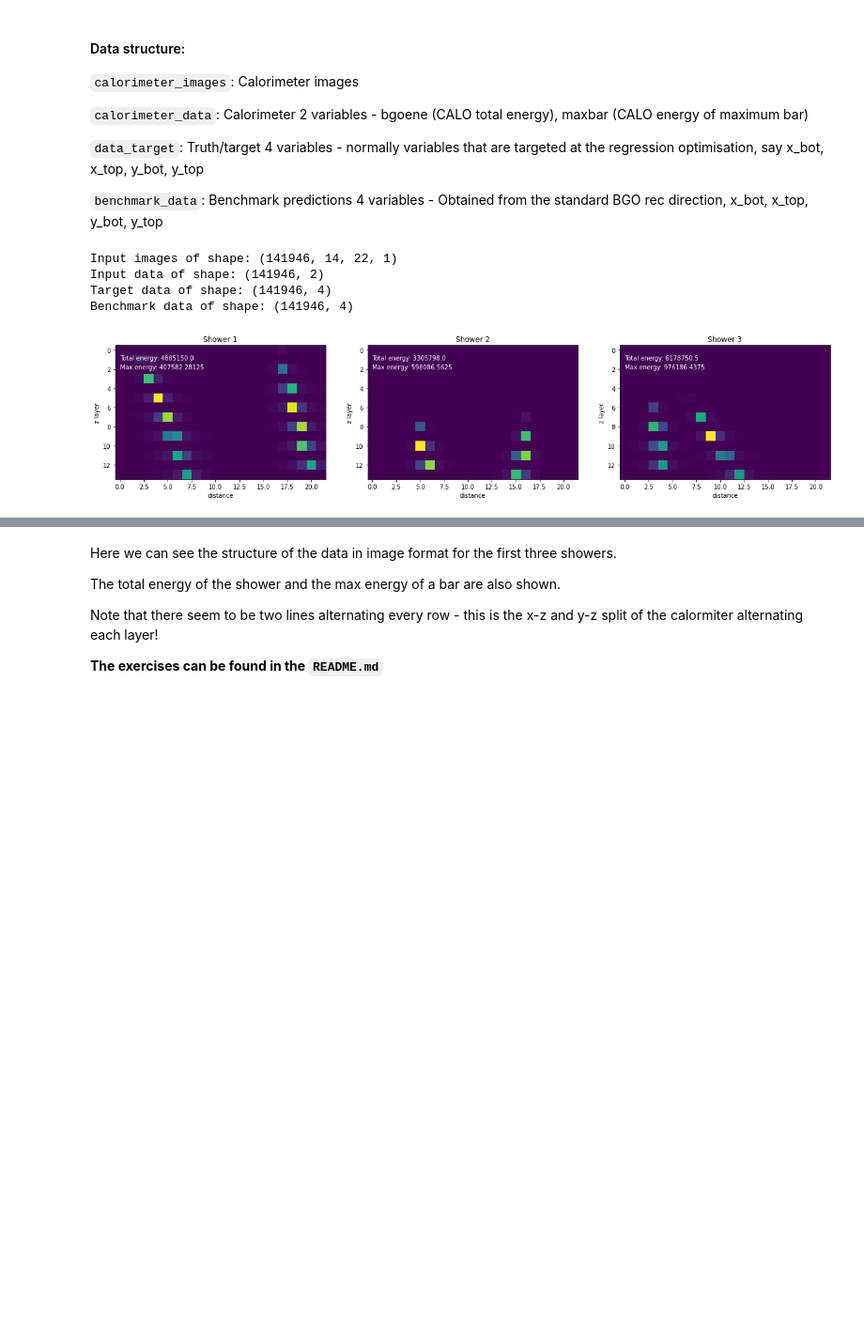
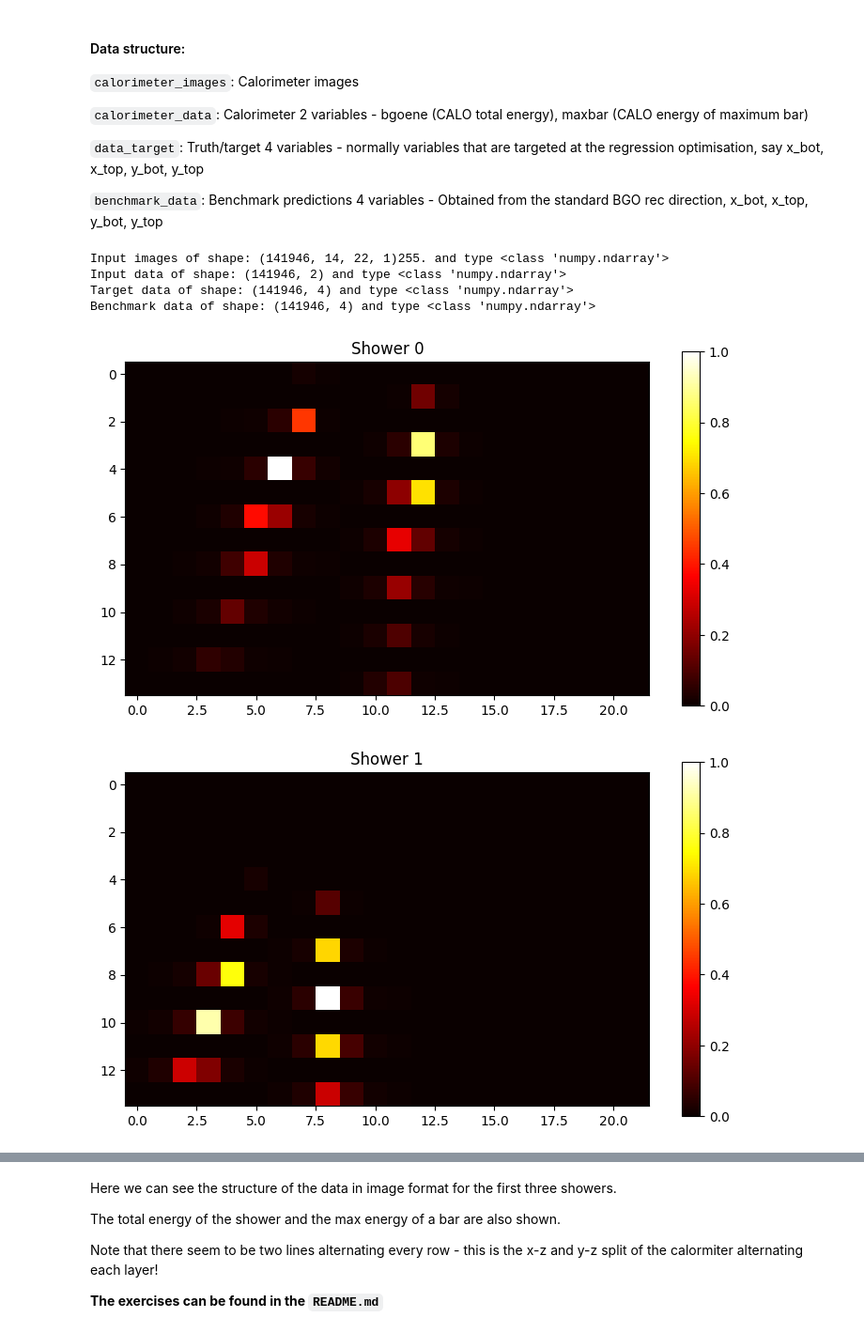
Before and after one commit to adam-eva/dampe-calorimeter, a Jupyter notebook: DataLoading.ipynb, the cells around one changed output, grey strips where cells are left out. Shown at 94% size. Saved outputs shown, nothing was run; the diff lists cells and outputs as text; code cells hidden in the pictures; blank space fills up the shorter version.

```diff
--- a/DataLoading.ipynb
+++ b/DataLoading.ipynb
@@ -22,3 +35,7 @@ calorimeter_images, calorimeter_data, data_target, benchmark_data = get_input_da
+# %%
+# Normalize the data
+calorimeter_images = calorimeter_images / 255.0
+# calorimeter_images = calorimeter_images.reshape(calorimeter_images.shape[:3])/ 255.0
 # %% [markdown]
 #### Data structure:
 
@@ -31,25 +48,20 @@ say x_bot, x_top, y_bot, y_top
 
 `benchmark_data`: Benchmark predictions 4 variables - Obtained from the standard BGO rec direction, x_bot, x_top, y_bot, y_top
 # %%
-print(f"Input images of shape: {calorimeter_images.shape}")
-print(f"Input data of shape: {calorimeter_data.shape}")
-print(f"Target data of shape: {data_target.shape}")
-print(f"Benchmark data of shape: {benchmark_data.shape}")
+print(f"Input images of shape: {calorimeter_images.shape}255. and type {type(calorimeter_images)}")
+print(f"Input data of shape: {calorimeter_data.shape} and type {type(calorimeter_data)}")
+print(f"Target data of shape: {data_target.shape} and type {type(data_target)}")
+print(f"Benchmark data of shape: {benchmark_data.shape} and type {type(benchmark_data)}")
 # %% [output]
-Input images of shape: (141946, 14, 22, 1)
-Input data of shape: (141946, 2)
-Target data of shape: (141946, 4)
-Benchmark data of shape: (141946, 4)
+Input images of shape: (141946, 14, 22, 1)255. and type <class 'numpy.ndarray'>
+Input data of shape: (141946, 2) and type <class 'numpy.ndarray'>
+Target data of shape: (141946, 4) and type <class 'numpy.ndarray'>
+Benchmark data of shape: (141946, 4) and type <class 'numpy.ndarray'>
 # %%
 %matplotlib inline
-import matplotlib.pyplot as plt
-fig,axes = plt.subplots(nrows=1,ncols=3,figsize=(21,6))
-for i,ax in enumerate(axes):
-    ax.imshow(calorimeter_images[i])
-    ax.set_title(f"Shower {i+1}")
-    ax.set_ylabel("z layer")
-    ax.set_xlabel("distance")
-    ax.annotate(f"Total energy: {calorimeter_data[i][0]}",xy=(0,1),color='white')
-    ax.annotate(f"Max energy: {calorimeter_data[i][1]}",xy=(0,2), color='white')
+#fig,axes = plt.subplots(nrows=1,ncols=3,figsize=(21,6))
+for i in range(3):
+    plot_image(calorimeter_images[i], image_name = 'Shower {}'.format(i))
 # %% [output]
-[figure, old version]
+[figure, new version]
+[figure, added]
```
Also changed, not shown: parts of 19 cells of this notebook, 4 other files.
